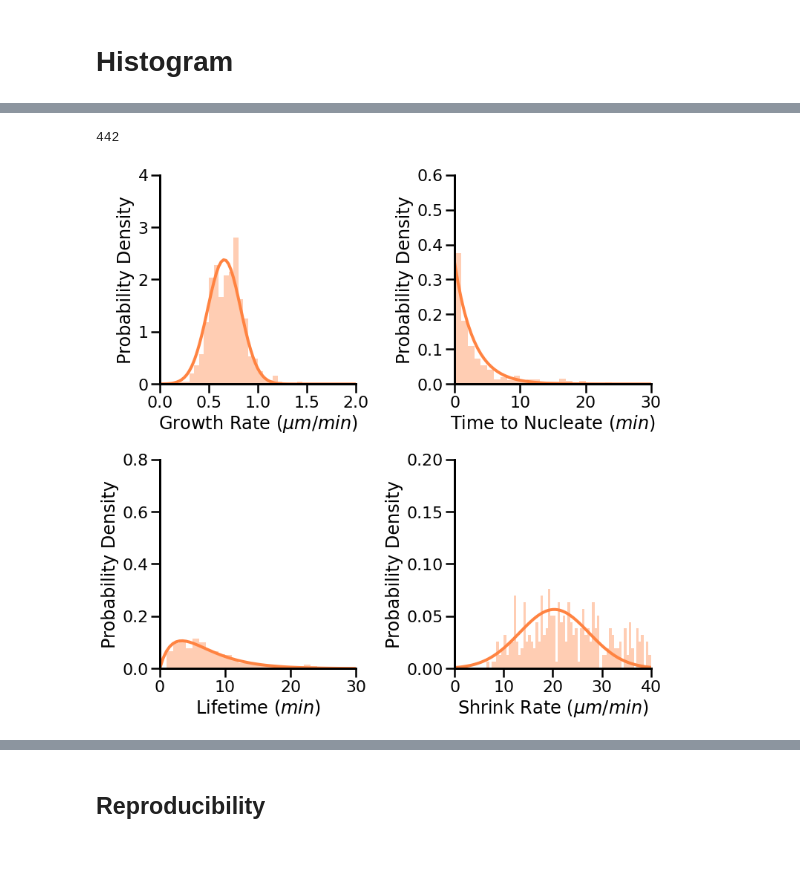
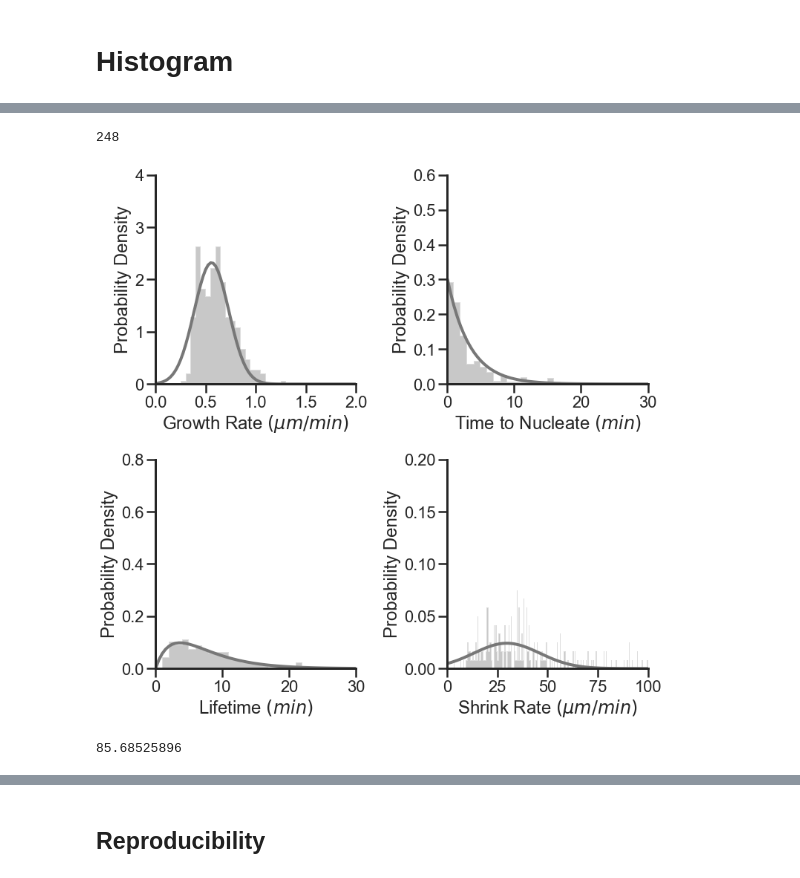
Before and after one commit to sofiacruzt/sofia-brouhardlab, a Jupyter notebook: dynamics/fit_master_sheet-BrandiEB.ipynb, the cells around one changed output, grey strips where cells are left out. Drawn from its saved outputs; the diff is of its cells as text; code cells hidden in the pictures.

```diff
--- a/dynamics/fit_master_sheet-BrandiEB.ipynb
+++ b/dynamics/fit_master_sheet-BrandiEB.ipynb
@@ -127,3 +127,10 @@ path = newmydir
 path
 # %% [output]
 WindowsPath('C:/Users/Brouhard Lab/OneDrive - McGill University/EJCB2023/Brandi_EJCB_DCX-EB_Figs/IRM/Data_Sheets/Plots-Sofia/Plots-Sofia')
+# %%
+tubconc =8
+dcxtype = 'None'
+ebconc = 20
+rep = 4
+selectdata = data[(data[Type]==dcxtype)&(data[EBconc]==ebconc)]
+selectdata.groupby([EBconc,'Rep']).mean()
@@ -704,9 +720,9 @@ plt.savefig(path/('tub08uM_fit_'+date+'.png'))
 # %% [markdown]
 # Histogram #
 # %%
-def plot_hist(data, tubconc, dcxtype, dcxconc,ebconc,color) :
+def plot_hist(data, dcxtype,ebconc,color) :
 
-    selectdata = data[(data[tubulin]==tubconc)&(data[Type]==dcxtype)&(data[DCXconc]==dcxconc)&(data[EBconc]==ebconc)]
+    selectdata = data[(data[Type]==dcxtype)&(data[EBconc]==ebconc)]
     fig, ax = plt.subplots(2,2,figsize=(11.2,11))
 
     n = len(selectdata.dropna().index)
@@ -720,7 +736,7 @@ def plot_hist(data, tubconc, dcxtype, dcxconc,ebconc,color) :
                 maxbin = 2
                 binsize = 0.05
             elif parameter == ShrinkageRate :
-                maxbin = 40
+                maxbin = 100
                 binsize = 0.5
             else:
                 maxbin = 30
@@ -756,7 +772,7 @@ def plot_hist(data, tubconc, dcxtype, dcxconc,ebconc,color) :
     scale = selectcoeff[(selectcoeff['Parameter']==parameters[2]) & (selectcoeff['Coefficient']==1)]['Fit'].values
     ax[1][0].plot(x, gamma(x, shape, scale),color = color, lw=4);
 
-    x = np.arange(0, 40 + 0.5, 0.5)
+    x = np.arange(0, 100 + 0.5, 0.5)
     mu = selectcoeff[(selectcoeff['Parameter']==parameters[3]) & (selectcoeff['Coefficient']==0)]['Fit'].values
     sig = selectcoeff[(selectcoeff['Parameter']==parameters[3]) & (selectcoeff['Coefficient']==1)]['Fit'].values
     ax[1][1].plot(x, gaussian(x, mu, sig),color = color, lw=4);
@@ -772,7 +788,7 @@ def plot_hist(data, tubconc, dcxtype, dcxconc,ebconc,color) :
 
     sns.set_context("poster", font_scale=1, rc={"lines.linewidth":3.0})
     plt.tight_layout()
-    plt.savefig(newmydir/('joint_graphsHIST-'+dcxtype+'+EB-'+str(ebconc)+'.svg'))
+    #plt.savefig(newmydir/('joint_graphsHIST-'+dcxtype+'+EB-'+str(ebconc)+'.svg'))
 
     return print(n)
 # %%
@@ -792,8 +809,12 @@ plot_hist(data, 8, 'P191R', 60,20,orange20)
 # %%
-plot_hist(data, 8, 'P191R', 60,0,orange00)
+plot_hist(data,'None',0,grey00)
 # %% [output]
-442
+248
-[figure, old version]
+[figure, new version]
+# %%
+selectdata[parameter].max()
+# %% [output]
+85.68525896
 # %%
 fig, ax = plt.subplots(2,2,figsize=(11.2,11))
 count = 0
```
Also changed, not shown: parts of 18 cells of this notebook, 3 other files.
